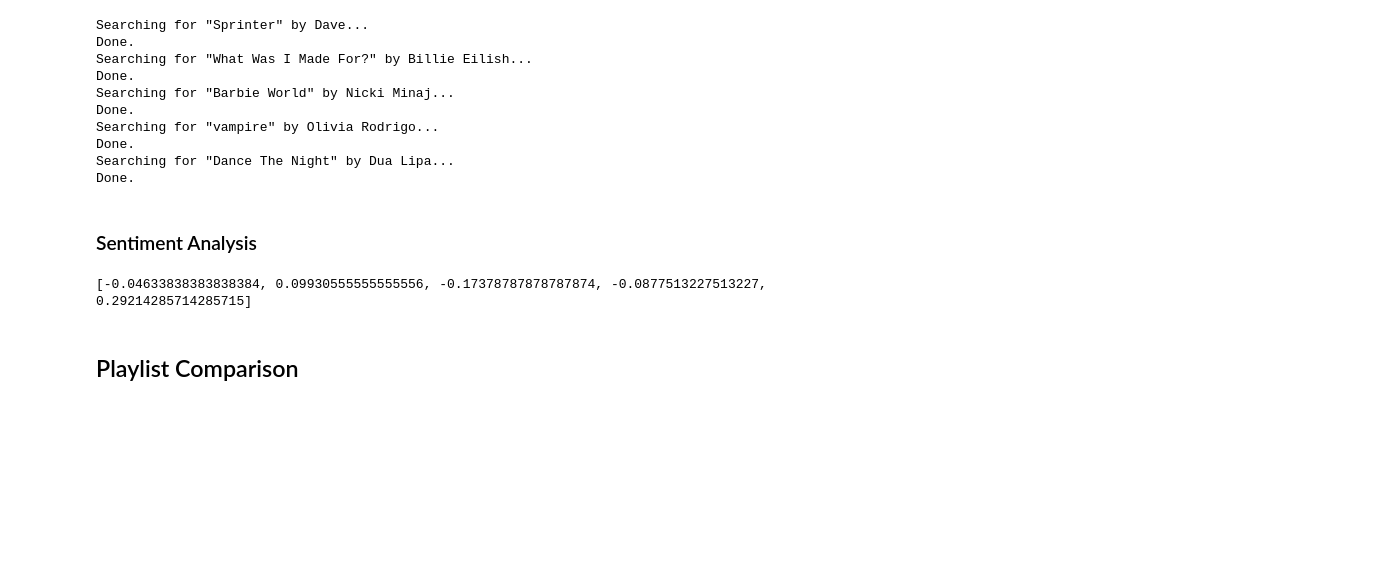
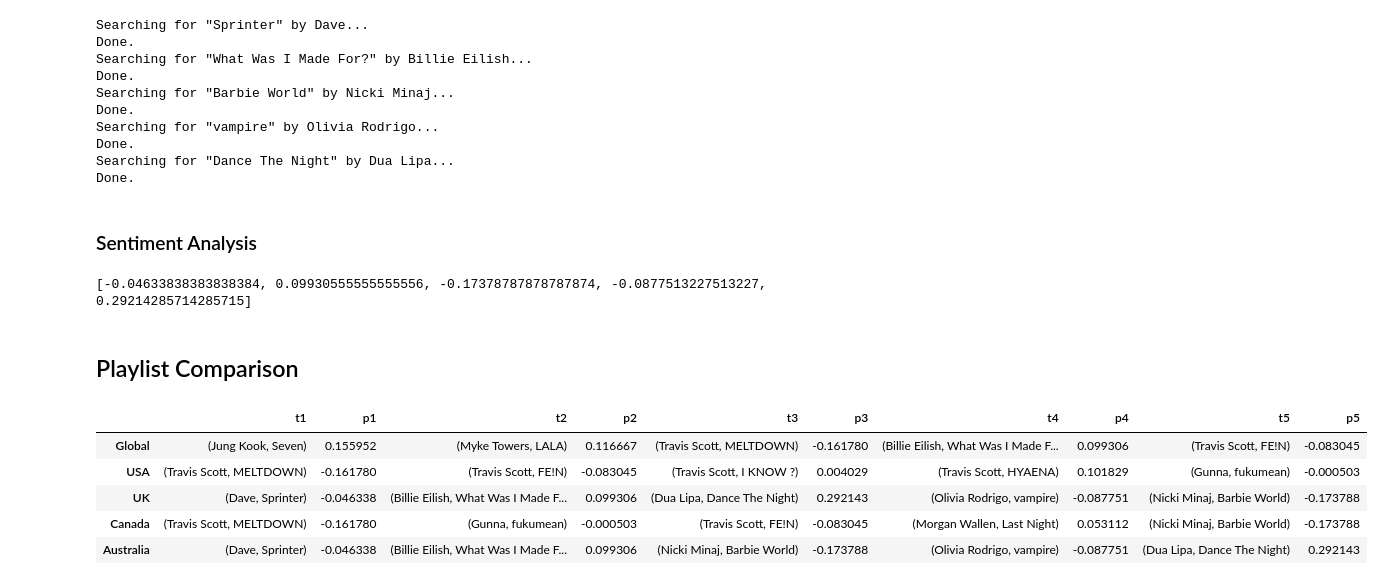
Before and after one commit to bethharvey/spotify-sentiment-analysis, a Jupyter notebook: spotify-sentiment.ipynb, the cells around one changed output. Saved outputs shown, nothing was run; the diff lists cells and outputs as text; code cells hidden in the pictures; blank space fills up the shorter version.

```diff
--- a/spotify-sentiment.ipynb
+++ b/spotify-sentiment.ipynb
@@ -264,3 +269,27 @@ print(top_five_australia_polarity)
 [-0.04633838383838384, 0.09930555555555556, -0.17378787878787874, -0.0877513227513227, 0.29214285714285715]
 # %% [markdown]
 ## Playlist Comparison
+# %%
+# Create DataFrame
+polarities = [top_five_global_polarity, top_five_usa_polarity, top_five_uk_polarity, top_five_canada_polarity, top_five_australia_polarity]
+tracks = [top_five_global, top_five_usa, top_five_uk, top_five_canada, top_five_australia]
+playlists = ['Global', 'USA', 'UK', 'Canada', 'Australia']
+
+row_entries = []
+for track_list, polarity_list in list(zip(tracks, polarities)):
+    row_entry = []
+    for track, polarity in list(zip(track_list, polarity_list)):
+        row_entry.append(track)
+        row_entry.append(polarity)
+    row_entries.append(row_entry)
+
+df = pd.DataFrame(row_entries, index = playlists, columns = ['t1', 'p1', 't2', 'p2', 't3', 'p3', 't4', 'p4', 't5', 'p5'])
+
+df
+# %% [output]
+|  | t1 | p1 | t2 | p2 | t3 | p3 | t4 | p4 | t5 | p5 |
+| Global | (Jung Kook, Seven) | 0.155952 | (Myke Towers, LALA) | 0.116667 | (Travis Scott, MELTDOWN) | -0.161780 | (Billie Eilish, What Was I Made F... | 0.099306 | (Travis Scott, FE!N) | -0.083045 |
+| USA | (Travis Scott, MELTDOWN) | -0.161780 | (Travis Scott, FE!N) | -0.083045 | (Travis Scott, I KNOW ?) | 0.004029 | (Travis Scott, HYAENA) | 0.101829 | (Gunna, fukumean) | -0.000503 |
+| UK | (Dave, Sprinter) | -0.046338 | (Billie Eilish, What Was I Made F... | 0.099306 | (Dua Lipa, Dance The Night) | 0.292143 | (Olivia Rodrigo, vampire) | -0.087751 | (Nicki Minaj, Barbie World) | -0.173788 |
+| Canada | (Travis Scott, MELTDOWN) | -0.161780 | (Gunna, fukumean) | -0.000503 | (Travis Scott, FE!N) | -0.083045 | (Morgan Wallen, Last Night) | 0.053112 | (Nicki Minaj, Barbie World) | -0.173788 |
+| Australia | (Dave, Sprinter) | -0.046338 | (Billie Eilish, What Was I Made F... | 0.099306 | (Nicki Minaj, Barbie World) | -0.173788 | (Olivia Rodrigo, vampire) | -0.087751 | (Dua Lipa, Dance The Night) | 0.292143 |
```
Also changed, not shown: parts of 7 cells of this notebook.
